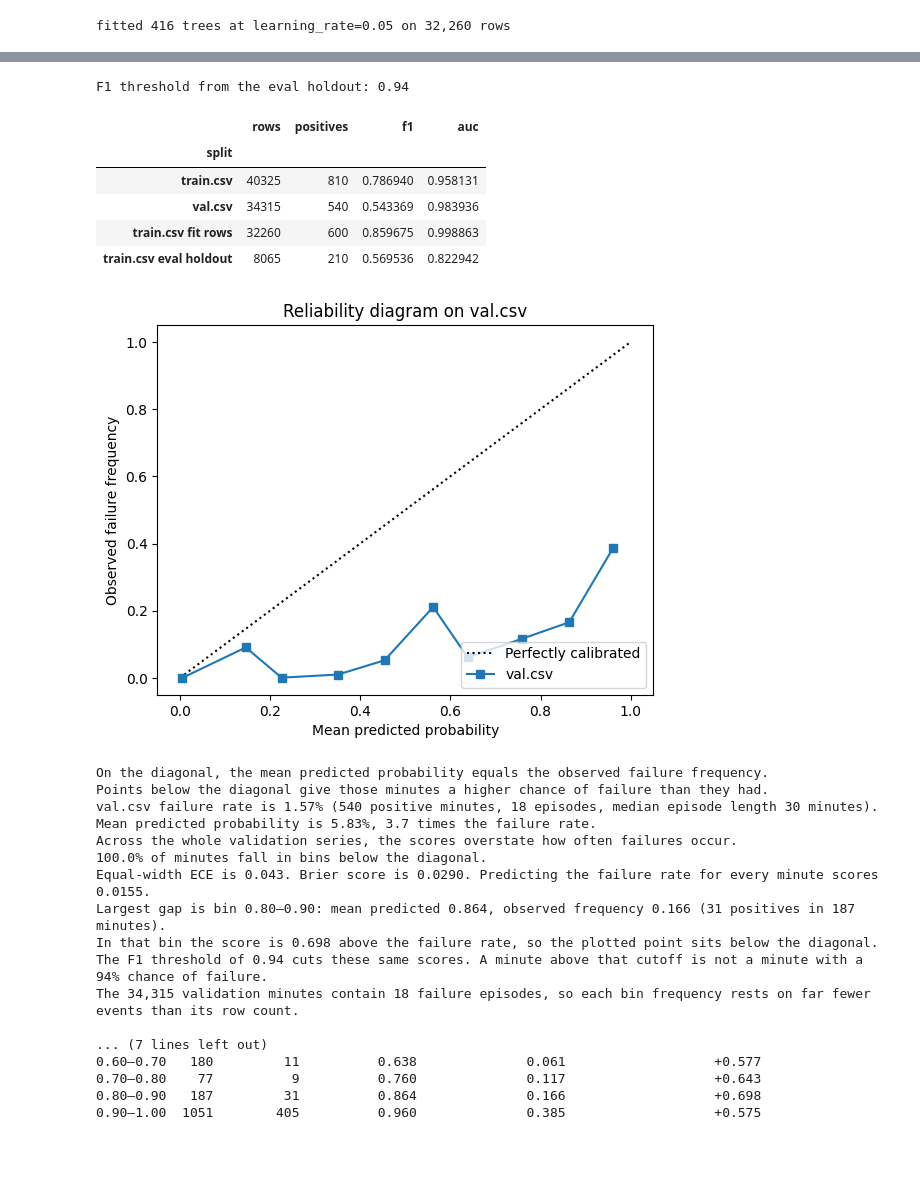
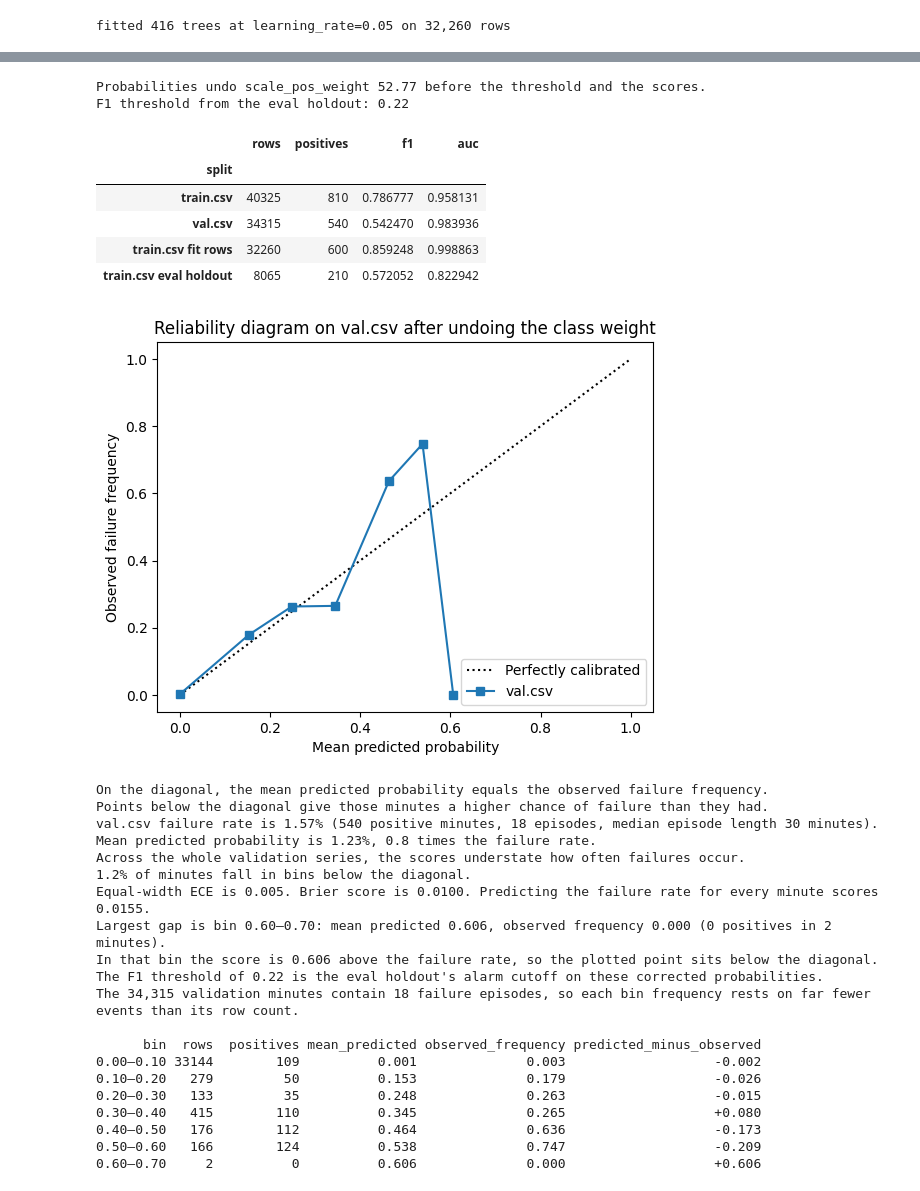
Before and after one commit to christdh00/IBM_Z_Datathon, a Jupyter notebook: binary_classification.ipynb, the cells around one changed output, grey strips where cells are left out. Saved outputs shown, nothing was run; the diff lists cells and outputs as text; code cells hidden in the pictures; blank space fills up the shorter version.

Commit message:
first draft of models

```diff
--- a/binary_classification.ipynb
+++ b/binary_classification.ipynb
@@ -356,6 +356,7 @@ The positive-class threshold is the value on a 0.01 grid that maximizes F1 on th
 # %%
 def predict_proba(features):
-    return final_model.predict_proba(features.loc[:, feature_columns])[:, 1]
+    weighted = final_model.predict_proba(features.loc[:, feature_columns])[:, 1]
+    return undo_scale_pos_weight(weighted, SCALE_POS_WEIGHT)
 
 
 def f1_threshold(y_true, proba):
@@ -381,6 +382,10 @@ def binary_scores(y_true, proba, threshold):
 
 eval_proba = predict_proba(X_eval)
 threshold, _ = f1_threshold(y_eval.to_numpy(), eval_proba)
+print(
+    f"Probabilities undo scale_pos_weight {SCALE_POS_WEIGHT:.2f} "
+    f"before the threshold and the scores."
+)
 print(f"F1 threshold from the eval holdout: {threshold:.2f}")
 
 X_val, y_val = features_and_labels(val)
@@ -393,13 +398,14 @@ score_rows = [
 score_table = pd.DataFrame(score_rows).set_index("split")
 score_table
 # %% [output]
-F1 threshold from the eval holdout: 0.94
+Probabilities undo scale_pos_weight 52.77 before the threshold and the scores.
+F1 threshold from the eval holdout: 0.22
 |  | rows | positives | f1 | auc |
 | split |  |  |  |  |
-| train.csv | 40325 | 810 | 0.786940 | 0.958131 |
-| val.csv | 34315 | 540 | 0.543369 | 0.983936 |
-| train.csv fit rows | 32260 | 600 | 0.859675 | 0.998863 |
-| train.csv eval holdout | 8065 | 210 | 0.569536 | 0.822942 |
+| train.csv | 40325 | 810 | 0.786777 | 0.958131 |
+| val.csv | 34315 | 540 | 0.542470 | 0.983936 |
+| train.csv fit rows | 32260 | 600 | 0.859248 | 0.998863 |
+| train.csv eval holdout | 8065 | 210 | 0.572052 | 0.822942 |
 # %%
 import matplotlib.pyplot as plt
 from sklearn.calibration import CalibrationDisplay
@@ -458,7 +464,7 @@ display = CalibrationDisplay.from_predictions(
     strategy=STRATEGY,
     name="val.csv",
 )
-display.ax_.set_title("Reliability diagram on val.csv")
+display.ax_.set_title("Reliability diagram on val.csv after undoing the class weight")
 display.ax_.set_xlabel("Mean predicted probability")
 display.ax_.set_ylabel("Observed failure frequency")
 plt.show()
@@ -501,50 +507,53 @@ print(
     f"({int(worst['positives'])} positives in {int(worst['rows']):,} minutes)."
 )
 if worst["predicted_minus_observed"] > 0:
     print(
         f"In that bin the score is {worst['predicted_minus_observed']:.3f} "
         f"above the failure rate, so the plotted point sits below the diagonal."
     )
 else:
     print(
         f"In that bin the score is {-worst['predicted_minus_observed']:.3f} "
         f"below the failure rate, so the plotted point sits above the diagonal."
     )
 print(
-    f"The F1 threshold of {threshold:.2f} cuts these same scores. "
-    f"A minute above that cutoff is not a minute with a {threshold:.0%} chance of failure."
+    f"The F1 threshold of {threshold:.2f} is the eval holdout's alarm cutoff "
+    f"on these corrected probabilities."
 )
 print(
     f"The {len(y_val_array):,} validation minutes contain {len(episodes)} failure episodes, "
     f"so each bin frequency rests on far fewer events than its row count."
 )
 print()
 print(
     bins.to_string(
         index=False,
         formatters={
             "mean_predicted": "{:.3f}".format,
             "observed_frequency": "{:.3f}".format,
             "predicted_minus_observed": "{:+.3f}".format,
         },
     )
 )
 # %% [output]
-[figure, old version]
+[figure, new version]
 On the diagonal, the mean predicted probability equals the observed failure frequency.
 Points below the diagonal give those minutes a higher chance of failure than they had.
 val.csv failure rate is 1.57% (540 positive minutes, 18 episodes, median episode length 30 minutes).
-Mean predicted probability is 5.83%, 3.7 times the failure rate.
-Across the whole validation series, the scores overstate how often failures occur.
-100.0% of minutes fall in bins below the diagonal.
-Equal-width ECE is 0.043. Brier score is 0.0290. Predicting the failure rate for every minute scores 0.0155.
-Largest gap is bin 0.80–0.90: mean predicted 0.864, observed frequency 0.166 (31 positives in 187 minutes).
-In that bin the score is 0.698 above the failure rate, so the plotted point sits below the diagonal.
-The F1 threshold of 0.94 cuts these same scores. A minute above that cutoff is not a minute with a 94% chance of failure.
+Mean predicted probability is 1.23%, 0.8 times the failure rate.
+Across the whole validation series, the scores understate how often failures occur.
+1.2% of minutes fall in bins below the diagonal.
+Equal-width ECE is 0.005. Brier score is 0.0100. Predicting the failure rate for every minute scores 0.0155.
+Largest gap is bin 0.60–0.70: mean predicted 0.606, observed frequency 0.000 (0 positives in 2 minutes).
+In that bin the score is 0.606 above the failure rate, so the plotted point sits below the diagonal.
+The F1 threshold of 0.22 is the eval holdout's alarm cutoff on these corrected probabilities.
 The 34,315 validation minutes contain 18 failure episodes, so each bin frequency rests on far fewer events than its row count.
 
-... (7 lines left out)
-0.60–0.70   180         11          0.638              0.061                   +0.577
-0.70–0.80    77          9          0.760              0.117                   +0.643
-0.80–0.90   187         31          0.864              0.166                   +0.698
-0.90–1.00  1051        405          0.960              0.385                   +0.575
+      bin  rows  positives mean_predicted observed_frequency predicted_minus_observed
+0.00–0.10 33144        109          0.001              0.003                   -0.002
+0.10–0.20   279         50          0.153              0.179                   -0.026
+0.20–0.30   133         35          0.248              0.263                   -0.015
+0.30–0.40   415        110          0.345              0.265                   +0.080
+0.40–0.50   176        112          0.464              0.636                   -0.173
+0.50–0.60   166        124          0.538              0.747                   -0.209
+0.60–0.70     2          0          0.606              0.000                   +0.606
```
Also changed, not shown: parts of 5 cells of this notebook, 4 other files.
